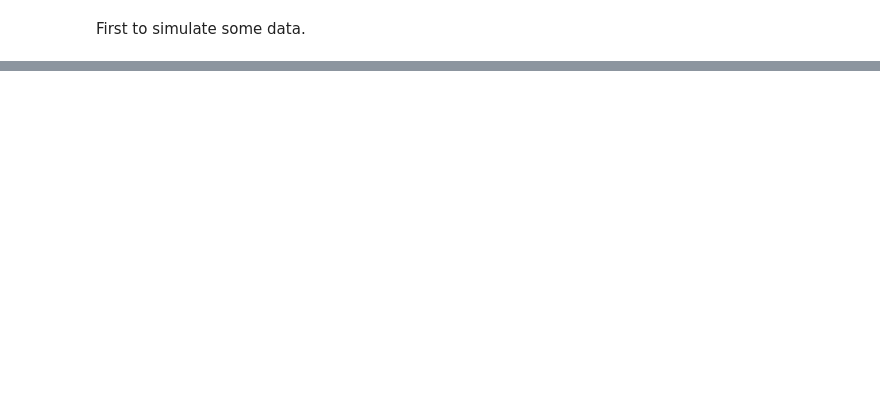
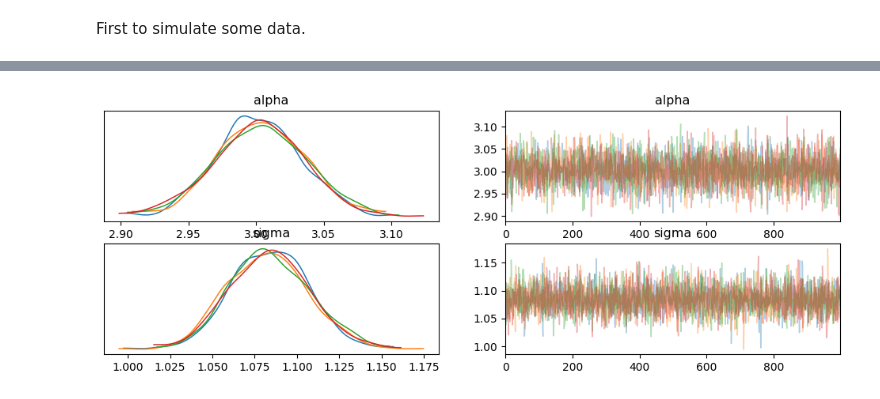
Before and after one commit to Gibbsdavidl/stan-zoo, a Jupyter notebook: single_sample_t_test.ipynb, the cells around one changed output, grey strips where cells are left out. Cells and saved outputs as stored; diff of their text form; code cells hidden in the pictures; blank space fills up the shorter version.

```diff
--- a/single_sample_t_test.ipynb
+++ b/single_sample_t_test.ipynb
@@ -72 +93,5 @@ Messages received during sampling:
   Adjust your expectations accordingly!
+# %%
+az.plot_trace(fit, compact=False);
+# %% [output]
+[figure, added]
```
Also changed, not shown: parts of 12 cells of this notebook.
